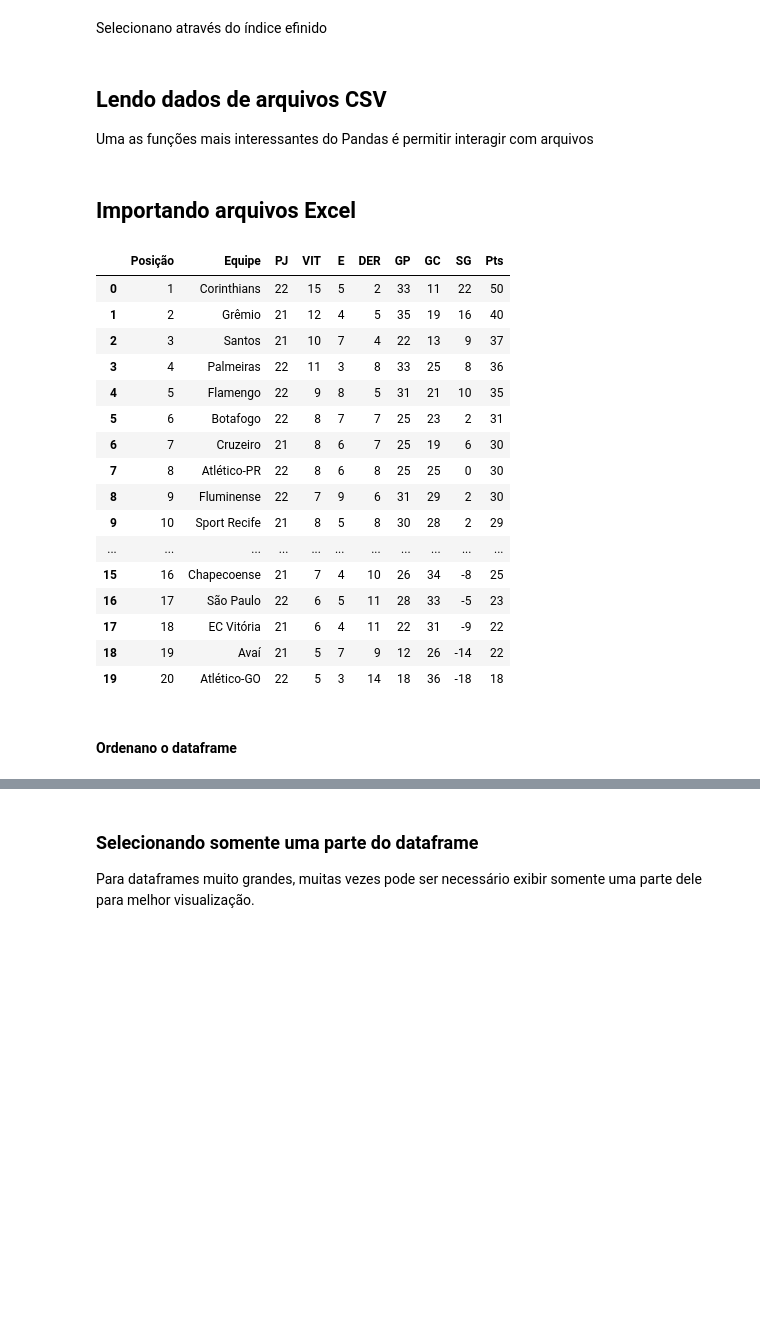
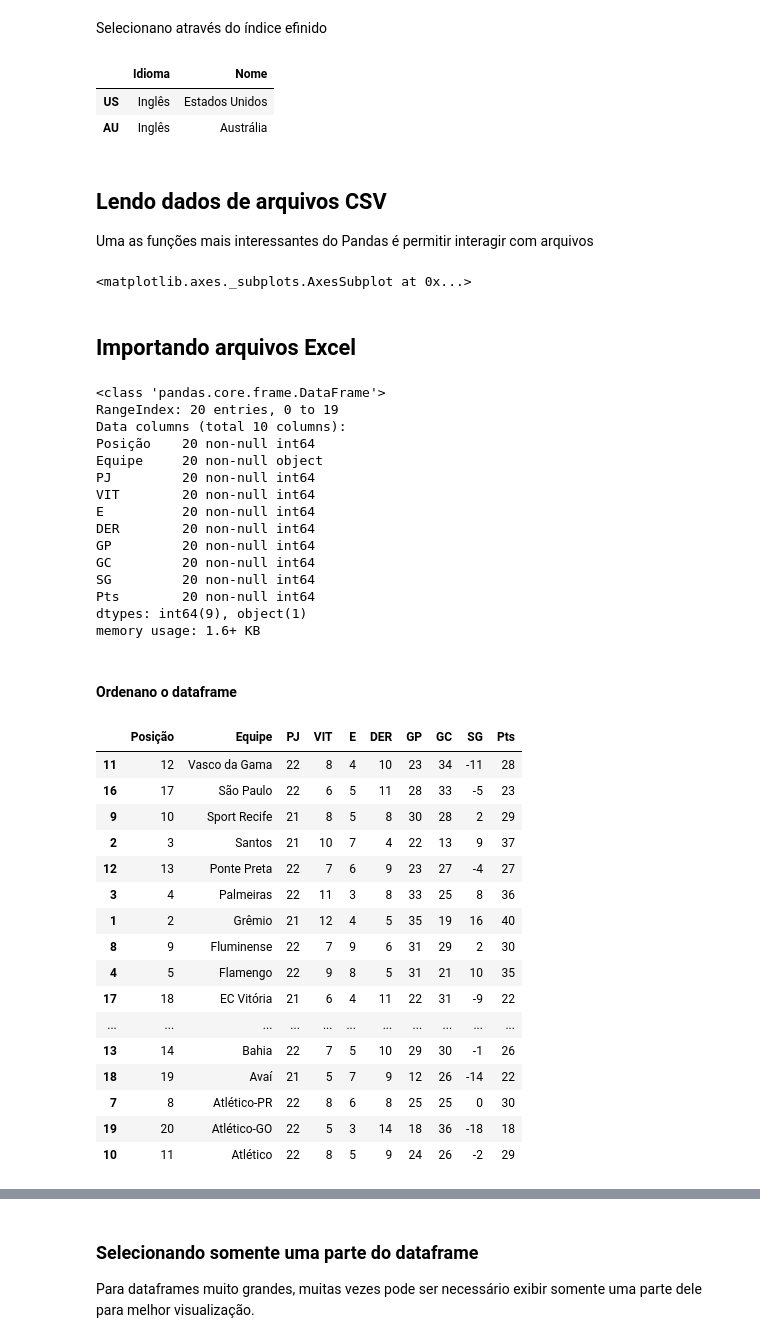
Before and after one commit to raphamendonca/Grupy, a Jupyter notebook: Arquivos/Pandas.ipynb, the cells around one changed output, grey strips where cells are left out. Drawn from its saved outputs; the diff is of its cells as text; code cells hidden in the pictures; blank space fills up the shorter version.

```diff
--- a/Arquivos/Pandas.ipynb
+++ b/Arquivos/Pandas.ipynb
@@ -159,28 +291,35 @@ df_paises.ix[[0]]
 # %% [markdown]
 Selecionano através do índice efinido
 # %%
-df_paises2.ix[[0]]
+#df_paises2.ix[[0,1,3]]
 
 #df_paises2.ix[['FR']]
 
+#df_paises2.ix[['IT']][['Nome']]
 
-#df_paises2.ix[['IT']][['Nome']]
+df_paises2[ df_paises2['Idioma'] == 'Inglês' ]
+# %% [output]
+|  | Idioma | Nome |
+| US | Inglês | Estados Unidos |
+| AU | Inglês | Austrália |
 # %% [markdown]
 ## Lendo dados de arquivos CSV
 
 Uma as funções mais interessantes do Pandas é permitir interagir com arquivos
 # %%
-file_1 = "brasileirao2017_a.csv"
-#file_1 = "brasileirao2017_b.csv"
+#file_1 = "brasileirao2017_a.csv"
+file_1 = "brasileirao2017_b.csv"
 
-df_Brasileirao = pd.read_csv(file_1)
+#df_Brasileirao = pd.read_csv(file_1)
 
-#df_Brasileirao = pd.read_csv(file_1,
-                               #sep=';',
-                               #index_col='Posição'
-#                              )
+df_Brasileirao = pd.read_csv(file_1,
+                               sep=';',
+                               index_col='Posição'
+                              )
 
-df_Brasileirao
+df_Brasileirao.describe()
+# %% [output]
+<matplotlib.axes._subplots.AxesSubplot at 0x...>
 # %%
 df_Brasileirao[['Equipe','Posição','Pts'] ]
 # %% [markdown]
@@ -189,29 +328,46 @@ df_Brasileirao[['Equipe','Posição','Pts'] ]
 file2 = "Brasileirao2017Completo.xls"
 df_BrasileiraoCompleto = pd.read_excel(file2)
 df_BrasileiraoCompleto
+df_BrasileiraoCompleto.info()
 # %% [output]
-|  | Posição | Equipe | PJ | VIT | E | DER | GP | GC | SG | Pts |
-| 0 | 1 | Corinthians | 22 | 15 | 5 | 2 | 33 | 11 | 22 | 50 |
-| 1 | 2 | Grêmio | 21 | 12 | 4 | 5 | 35 | 19 | 16 | 40 |
-| 2 | 3 | Santos | 21 | 10 | 7 | 4 | 22 | 13 | 9 | 37 |
-| 3 | 4 | Palmeiras | 22 | 11 | 3 | 8 | 33 | 25 | 8 | 36 |
-| 4 | 5 | Flamengo | 22 | 9 | 8 | 5 | 31 | 21 | 10 | 35 |
-| 5 | 6 | Botafogo | 22 | 8 | 7 | 7 | 25 | 23 | 2 | 31 |
-| 6 | 7 | Cruzeiro | 21 | 8 | 6 | 7 | 25 | 19 | 6 | 30 |
-| 7 | 8 | Atlético-PR | 22 | 8 | 6 | 8 | 25 | 25 | 0 | 30 |
-| 8 | 9 | Fluminense | 22 | 7 | 9 | 6 | 31 | 29 | 2 | 30 |
-| 9 | 10 | Sport Recife | 21 | 8 | 5 | 8 | 30 | 28 | 2 | 29 |
-| ... | ... | ... | ... | ... | ... | ... | ... | ... | ... | ... |
-| 15 | 16 | Chapecoense | 21 | 7 | 4 | 10 | 26 | 34 | -8 | 25 |
-| 16 | 17 | São Paulo | 22 | 6 | 5 | 11 | 28 | 33 | -5 | 23 |
-| 17 | 18 | EC Vitória | 21 | 6 | 4 | 11 | 22 | 31 | -9 | 22 |
-| 18 | 19 | Avaí | 21 | 5 | 7 | 9 | 12 | 26 | -14 | 22 |
-| 19 | 20 | Atlético-GO | 22 | 5 | 3 | 14 | 18 | 36 | -18 | 18 |
+<class 'pandas.core.frame.DataFrame'>
+RangeIndex: 20 entries, 0 to 19
+Data columns (total 10 columns):
+Posição    20 non-null int64
+Equipe     20 non-null object
+PJ         20 non-null int64
+VIT        20 non-null int64
+E          20 non-null int64
+DER        20 non-null int64
+GP         20 non-null int64
+GC         20 non-null int64
+SG         20 non-null int64
+Pts        20 non-null int64
+dtypes: int64(9), object(1)
+memory usage: 1.6+ KB
 # %% [markdown]
 #### Ordenano o dataframe
 # %%
-df_BrasileiraoCompleto.sort_values(['Equipe'])
+df_BrasileiraoCompleto.sort_values(['Equipe'], ascending=False)
 
 # df_BrasileiraoCompleto.sort_values(['Equipe'], ascending=False)
+# %% [output]
+|  | Posição | Equipe | PJ | VIT | E | DER | GP | GC | SG | Pts |
+| 11 | 12 | Vasco da Gama | 22 | 8 | 4 | 10 | 23 | 34 | -11 | 28 |
+| 16 | 17 | São Paulo | 22 | 6 | 5 | 11 | 28 | 33 | -5 | 23 |
+| 9 | 10 | Sport Recife | 21 | 8 | 5 | 8 | 30 | 28 | 2 | 29 |
+| 2 | 3 | Santos | 21 | 10 | 7 | 4 | 22 | 13 | 9 | 37 |
+| 12 | 13 | Ponte Preta | 22 | 7 | 6 | 9 | 23 | 27 | -4 | 27 |
+| 3 | 4 | Palmeiras | 22 | 11 | 3 | 8 | 33 | 25 | 8 | 36 |
+| 1 | 2 | Grêmio | 21 | 12 | 4 | 5 | 35 | 19 | 16 | 40 |
+| 8 | 9 | Fluminense | 22 | 7 | 9 | 6 | 31 | 29 | 2 | 30 |
+| 4 | 5 | Flamengo | 22 | 9 | 8 | 5 | 31 | 21 | 10 | 35 |
+| 17 | 18 | EC Vitória | 21 | 6 | 4 | 11 | 22 | 31 | -9 | 22 |
+| ... | ... | ... | ... | ... | ... | ... | ... | ... | ... | ... |
+| 13 | 14 | Bahia | 22 | 7 | 5 | 10 | 29 | 30 | -1 | 26 |
+| 18 | 19 | Avaí | 21 | 5 | 7 | 9 | 12 | 26 | -14 | 22 |
+| 7 | 8 | Atlético-PR | 22 | 8 | 6 | 8 | 25 | 25 | 0 | 30 |
+| 19 | 20 | Atlético-GO | 22 | 5 | 3 | 14 | 18 | 36 | -18 | 18 |
+| 10 | 11 | Atlético | 22 | 8 | 5 | 9 | 24 | 26 | -2 | 29 |
 # %%
 df_BrasileiraoCompleto.dtypes
```
Also changed, not shown: parts of 31 cells of this notebook.
